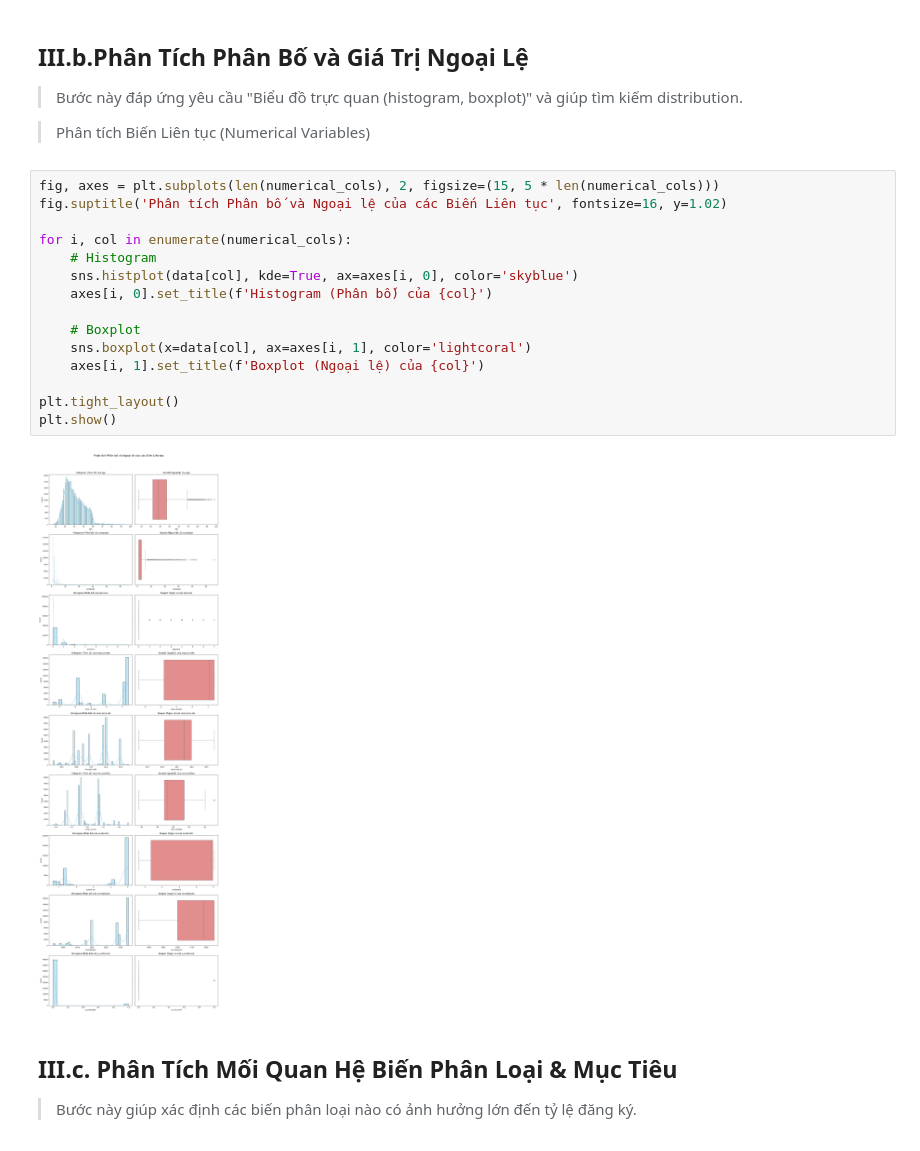
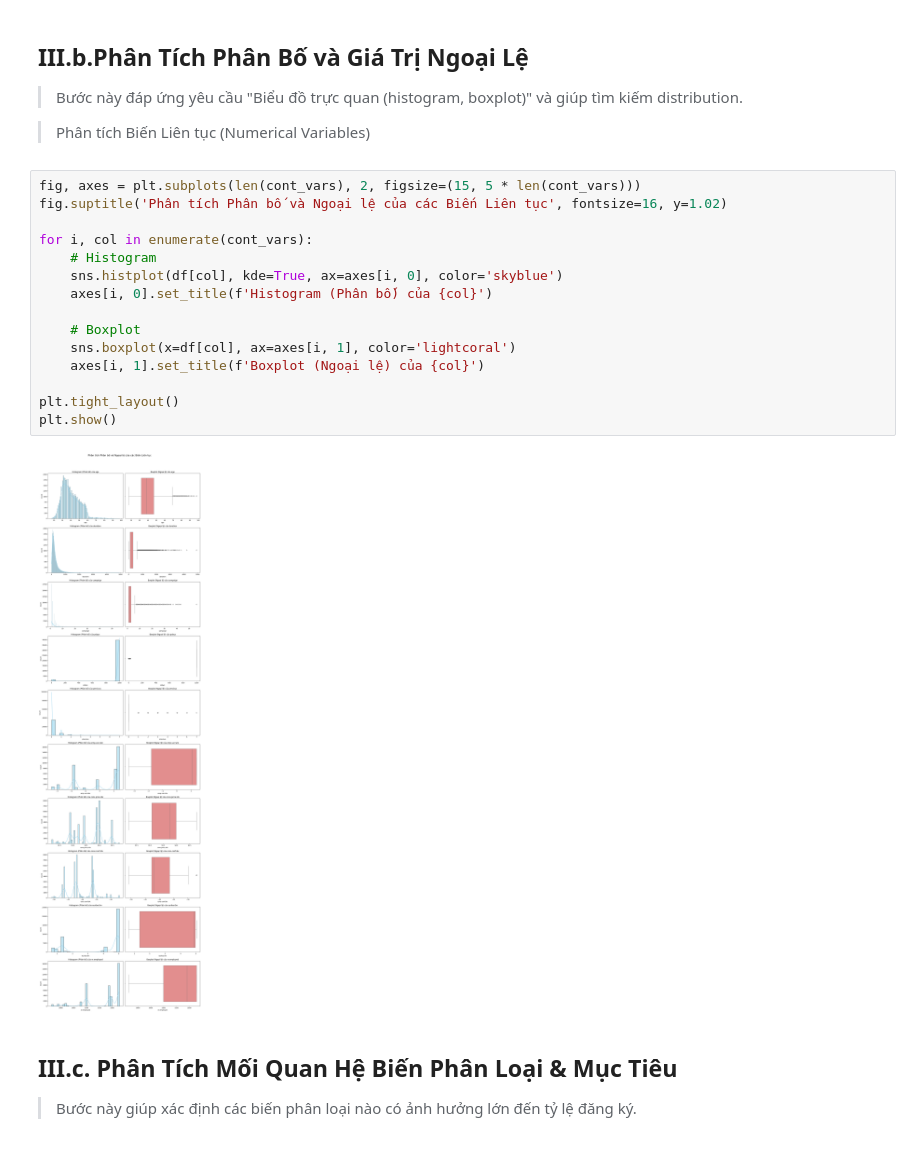
Before and after one commit to CookWang1906/sgu25_kpdl_group, a Jupyter notebook: DỰ ÁN CUỐI KỲ - KHAI PHÁ DỮ LIỆU/file code/Main code/code nhà làm.ipynb, the cells around one changed output. Drawn from its saved outputs; the diff is of its cells as text.

```diff
--- a/DỰ ÁN CUỐI KỲ - KHAI PHÁ DỮ LIỆU/file code/Main code/code nhà làm.ipynb
+++ b/DỰ ÁN CUỐI KỲ - KHAI PHÁ DỮ LIỆU/file code/Main code/code nhà làm.ipynb
@@ -894,22 +954,22 @@ plt.show()
 
 > Phân tích Biến Liên tục (Numerical Variables)
 # %%
-fig, axes = plt.subplots(len(numerical_cols), 2, figsize=(15, 5 * len(numerical_cols)))
+fig, axes = plt.subplots(len(cont_vars), 2, figsize=(15, 5 * len(cont_vars)))
 fig.suptitle('Phân tích Phân bố và Ngoại lệ của các Biến Liên tục', fontsize=16, y=1.02)
 
-for i, col in enumerate(numerical_cols):
+for i, col in enumerate(cont_vars):
     # Histogram
-    sns.histplot(data[col], kde=True, ax=axes[i, 0], color='skyblue')
+    sns.histplot(df[col], kde=True, ax=axes[i, 0], color='skyblue')
     axes[i, 0].set_title(f'Histogram (Phân bố) của {col}')
 
     # Boxplot
-    sns.boxplot(x=data[col], ax=axes[i, 1], color='lightcoral')
+    sns.boxplot(x=df[col], ax=axes[i, 1], color='lightcoral')
     axes[i, 1].set_title(f'Boxplot (Ngoại lệ) của {col}')
 
 plt.tight_layout()
 plt.show()
 # %% [output]
-[figure, old version]
+[figure, new version]
 # %% [markdown]
 ## **III.c. Phân Tích Mối Quan Hệ Biến Phân Loại & Mục Tiêu**
 > Bước này giúp xác định các biến phân loại nào có ảnh hưởng lớn đến tỷ lệ đăng ký.
```
Also changed, not shown: parts of 37 cells of this notebook, 11 other files.
